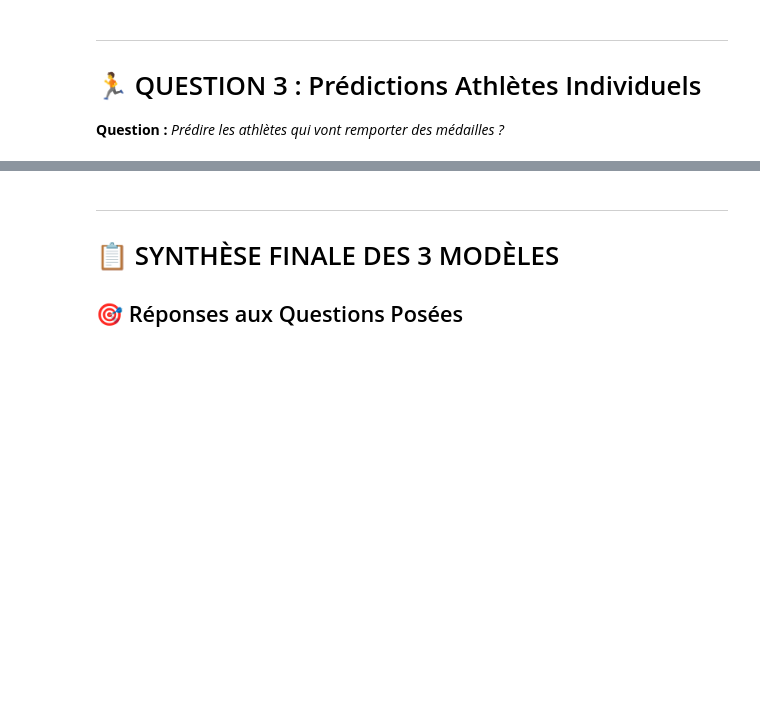
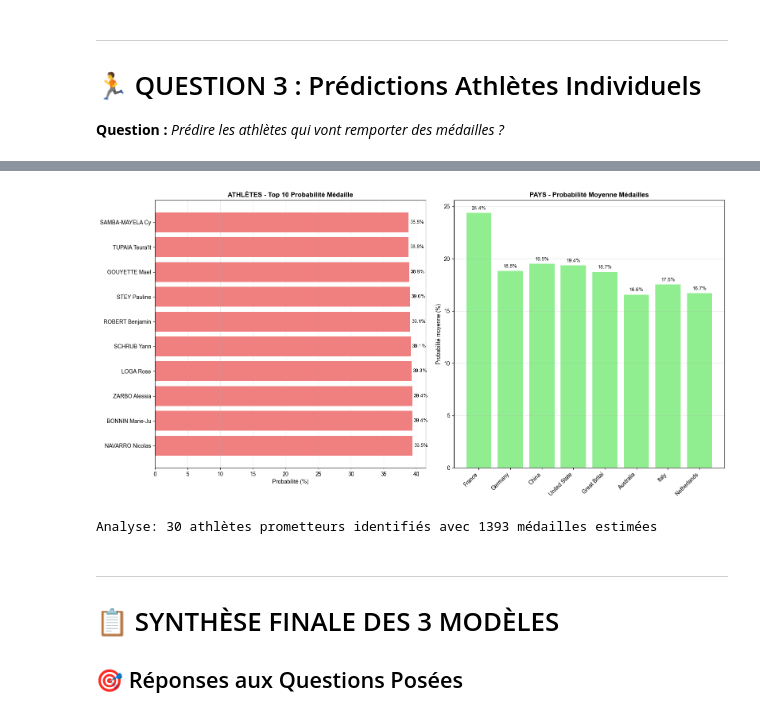
Before and after one commit to Calamia92/Neurolympics, a Jupyter notebook: notebooks/01_predictions_olympics_2024.ipynb, the cells around one changed output, grey strips where cells are left out. Drawn from its saved outputs; the diff is of its cells as text; code cells hidden in the pictures; blank space fills up the shorter version.

```diff
--- a/notebooks/01_predictions_olympics_2024.ipynb
+++ b/notebooks/01_predictions_olympics_2024.ipynb
@@ -262,36 +311,40 @@ ax1.set_title('ATHLÈTES - Top 10 Probabilité Médaille', fontsize=12, fontweig
 ax1.set_xlabel('Probabilité (%)')
 ax1.grid(axis='x', alpha=0.3)
 
 # Ajouter valeurs
 for bar in bars1:
     width = bar.get_width()
     ax1.text(width + 0.2, bar.get_y() + bar.get_height()/2,
              f'{width:.1f}%', ha='left', va='center', fontsize=9)
 
 # Graphique 2: Statistiques par pays
 country_stats = athletes_results['country_statistics']
 # Filtrer pays avec au moins 10 athlètes
 top_countries_stats = [(k, v) for k, v in country_stats.items() if v['total_athletes'] >= 10][:8]
 
 countries_names_stats = [c[0][:12] for c in top_countries_stats]
 avg_probabilities = [c[1]['avg_probability'] * 100 for c in top_countries_stats]
 
-bars2 = ax2.bar(countries_names_stats, avg_probabilities, color='lightgreen')
+bars2 = ax2.bar(range(len(countries_names_stats)), avg_probabilities, color='lightgreen')
 ax2.set_title('PAYS - Probabilité Moyenne Médailles', fontsize=12, fontweight='bold')
 ax2.set_ylabel('Probabilité moyenne (%)')
-ax2.set_xticklabels(countries_names_stats, rotation=45)
+ax2.set_xticks(range(len(countries_names_stats)))
+ax2.set_xticklabels(countries_names_stats, rotation=45, ha='right')
 ax2.grid(axis='y', alpha=0.3)
 
 # Ajouter valeurs
-for bar in bars2:
+for i, bar in enumerate(bars2):
     height = bar.get_height()
     ax2.text(bar.get_x() + bar.get_width()/2., height + 0.2,
              f'{height:.1f}%', ha='center', va='bottom', fontsize=9)
 
 plt.tight_layout()
 plt.show()
 
 print(f"Analyse: {len(athletes_results['top_30_athletes'])} athlètes prometteurs identifiés avec {athletes_results['total_expected_medals']:.0f} médailles estimées")
+# %% [output]
+[figure, added]
+Analyse: 30 athlètes prometteurs identifiés avec 1393 médailles estimées
 # %% [markdown]
 ---
 
```
Also changed, not shown: parts of 8 cells of this notebook, 1 other file.
